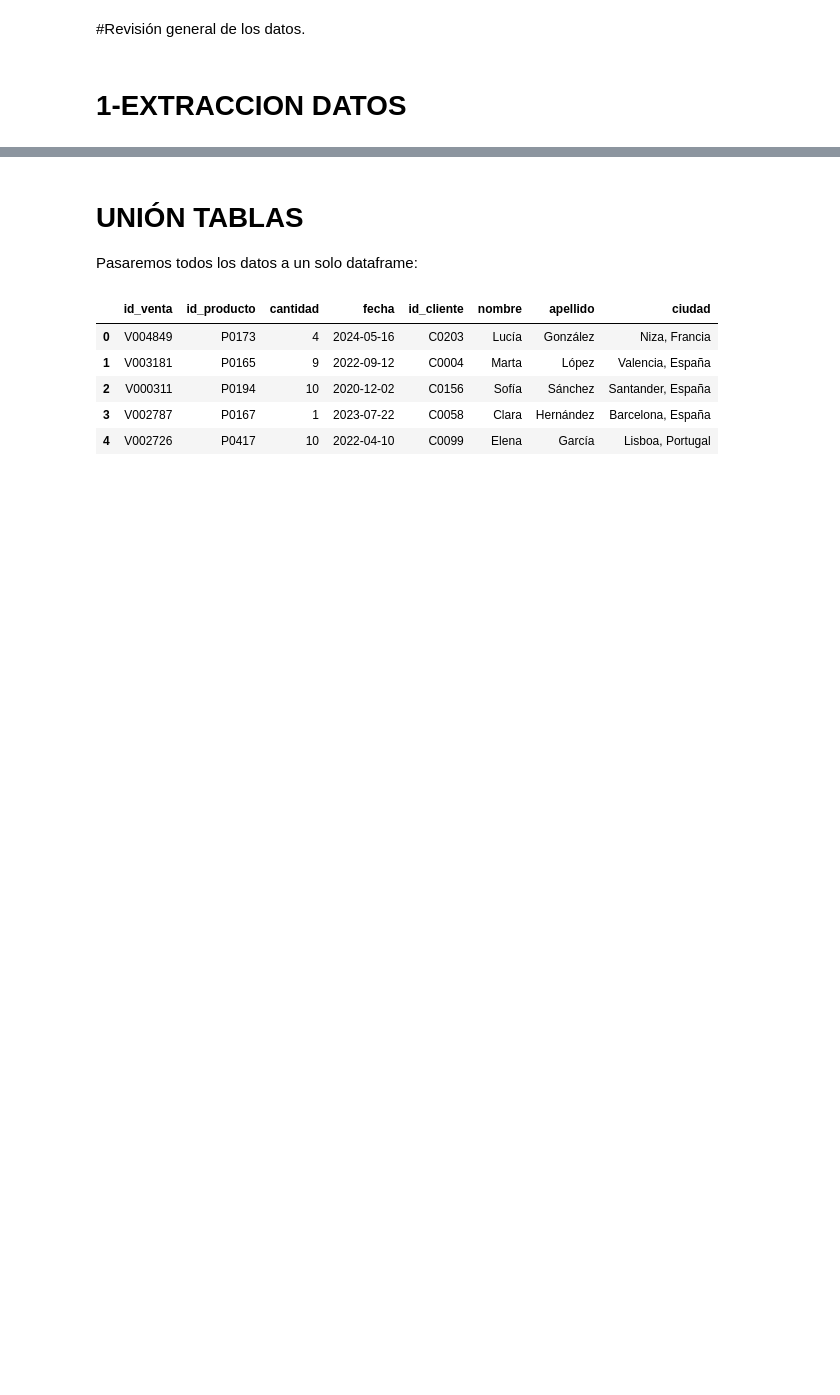
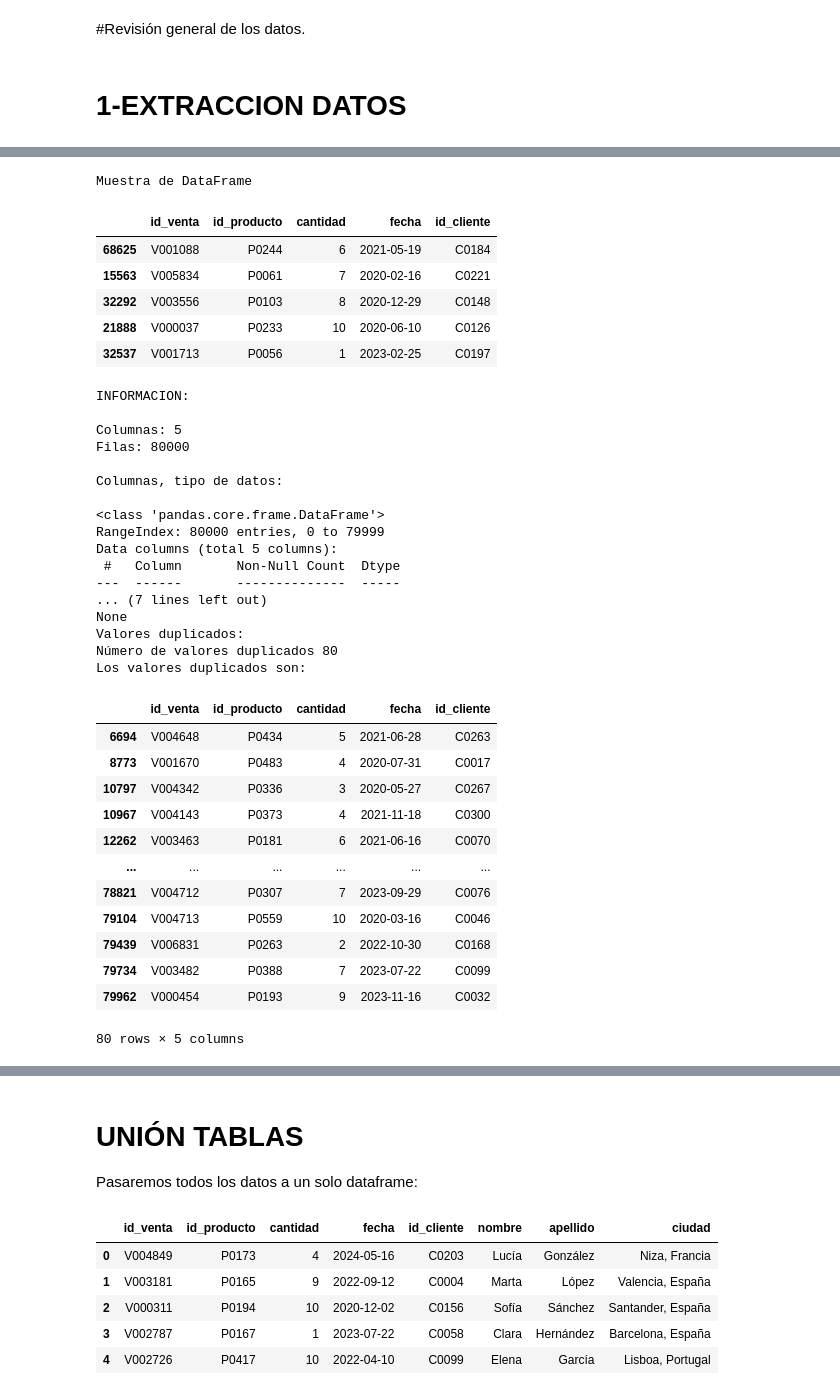
Before and after one commit to Margamtr/Proyect_DTS, a Jupyter notebook: revision_datos.ipynb, the cells around one changed output, grey strips where cells are left out. Drawn from its saved outputs; the diff is of its cells as text; code cells hidden in the pictures; blank space fills up the shorter version.

```diff
--- a/revision_datos.ipynb
+++ b/revision_datos.ipynb
@@ -96,0 +15,5 @@ df_ventas.duplicated().sum()
+# %%
+#Extraemos los datos:
+df_clientes=sdts.leer_datos('clientes.csv')
+df_productos=sdts.leer_datos('productos.csv')
+df_ventas=sdts.leer_datos('ventas.csv')
@@ -96,0 +74,40 @@ df_ventas.duplicated().sum()
+# %%
+sdts.explorar_datos(df_ventas)
+# %% [output]
+Muestra de DataFrame
+|  | id_venta | id_producto | cantidad | fecha | id_cliente |
+| 68625 | V001088 | P0244 | 6 | 2021-05-19 | C0184 |
+| 15563 | V005834 | P0061 | 7 | 2020-02-16 | C0221 |
+| 32292 | V003556 | P0103 | 8 | 2020-12-29 | C0148 |
+| 21888 | V000037 | P0233 | 10 | 2020-06-10 | C0126 |
+| 32537 | V001713 | P0056 | 1 | 2023-02-25 | C0197 |
+INFORMACION:
+
+Columnas: 5
+Filas: 80000
+
+Columnas, tipo de datos:
+
+<class 'pandas.core.frame.DataFrame'>
+RangeIndex: 80000 entries, 0 to 79999
+Data columns (total 5 columns):
+ #   Column       Non-Null Count  Dtype
+---  ------       --------------  -----
+... (7 lines left out)
+None
+Valores duplicados:
+Número de valores duplicados 80
+Los valores duplicados son:
+|  | id_venta | id_producto | cantidad | fecha | id_cliente |
+| 6694 | V004648 | P0434 | 5 | 2021-06-28 | C0263 |
+| 8773 | V001670 | P0483 | 4 | 2020-07-31 | C0017 |
+| 10797 | V004342 | P0336 | 3 | 2020-05-27 | C0267 |
+| 10967 | V004143 | P0373 | 4 | 2021-11-18 | C0300 |
+| 12262 | V003463 | P0181 | 6 | 2021-06-16 | C0070 |
+| ... | ... | ... | ... | ... | ... |
+| 78821 | V004712 | P0307 | 7 | 2023-09-29 | C0076 |
+| 79104 | V004713 | P0559 | 10 | 2020-03-16 | C0046 |
+| 79439 | V006831 | P0263 | 2 | 2022-10-30 | C0168 |
+| 79734 | V003482 | P0388 | 7 | 2023-07-22 | C0099 |
+| 79962 | V000454 | P0193 | 9 | 2023-11-16 | C0032 |
+80 rows × 5 columns
```
Also changed, not shown: parts of 32 cells of this notebook, 1 other file.
